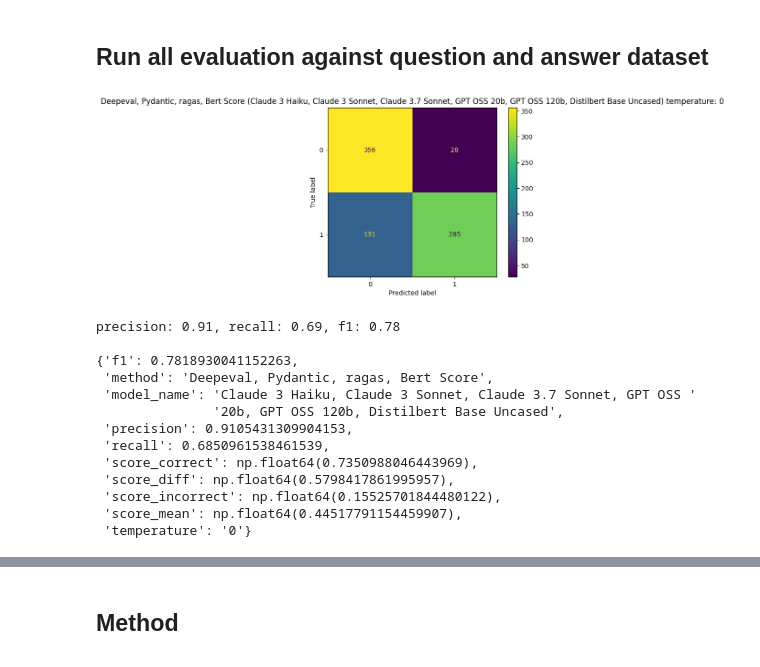
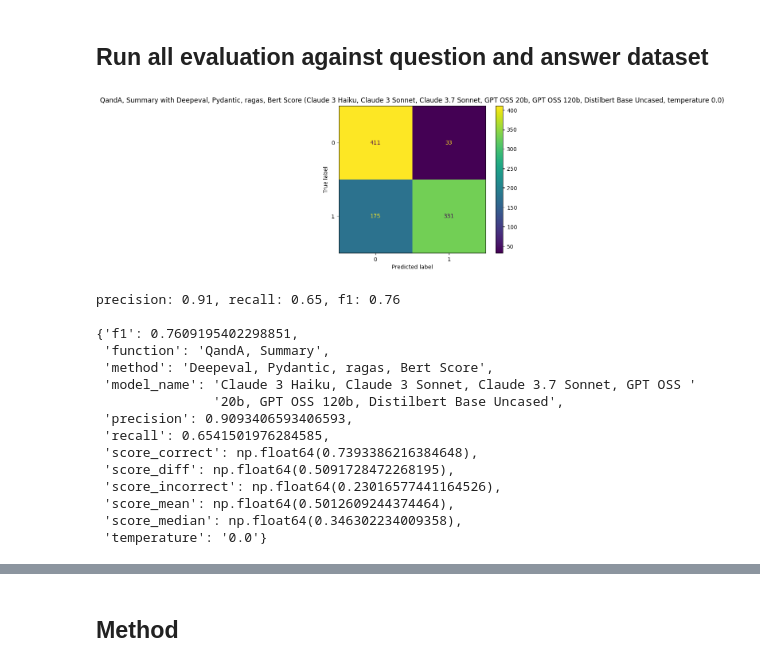
Before and after one commit to DEFRA/ai-spike-evaluation-metrics, a Jupyter notebook: analyse-metrics.ipynb, the cells around one changed output, grey strips where cells are left out. Cells and saved outputs as stored; diff of their text form; code cells hidden in the pictures.

```diff
--- a/analyse-metrics.ipynb
+++ b/analyse-metrics.ipynb
@@ -16,15 +17,20 @@ from ragas import EvaluationDataset, evaluate as ragas_evaluate
 from langchain_aws import ChatBedrockConverse, BedrockEmbeddings
 from ragas.llms import LangchainLLMWrapper
 from ragas.embeddings import LangchainEmbeddingsWrapper
+# %%
+normalise_threshold=True
+filter_columns=["function", "method", "model_name", "model_id", "temperature"]
 # %% [markdown]
 ## Load Evaluation Data
 # %%
-#evaluation_df = pd.read_csv("output/evaluations.csv")
-#evaluation_df
-
 qanda_llm_as_judge_df = pd.read_csv("output/qanda_llm_as_judge.csv")
 qanda_bert_score_df = pd.read_csv("output/qanda_bert_score.csv")
-evaluation_df = pd.concat([qanda_llm_as_judge_df, qanda_bert_score_df])
+qanda_evaluations_df = pd.concat([qanda_llm_as_judge_df, qanda_bert_score_df])
+qanda_evaluations_df["function"] = "QandA"
+
+summary_evaluations_df = pd.read_csv("output/summary_evaluations.csv")
+
+evaluation_df = pd.concat([qanda_evaluations_df, summary_evaluations_df], axis=0)
 evaluation_df
 # %% [output]
 |  | Type | Category | Question | Best Answer | Correct Answers | Incorrect Answers | Source | Answer | ... |
@@ -43,47 +49,62 @@ evaluation_df
+# %%
+evaluation_df["score_mean"] = evaluation_df.groupby(filter_columns)['score'].transform('mean')
+evaluation_df["score_median"] = evaluation_df.groupby(filter_columns)['score'].transform('median')
+
+#evaluation_df["score_std_incorrect"] = evaluation_df[~evaluation_df["is_correct"]].groupby(filter_columns)['score'].transform('std')
+#evaluation_df["score_std_correct"] = evaluation_df[evaluation_df["is_correct"]].groupby(filter_columns)['score'].transform('std')
+
+if normalise_threshold:
+    evaluation_df["threshold"] = evaluation_df["score_median"]
+    evaluation_df["passed"] = np.where(evaluation_df["score"] > evaluation_df["threshold"], True, False)
 # %% [markdown]
 ## Run all evaluation against question and answer dataset
 # %%
 def get_results(df):
     results = {}
 
+    results["function"] = f"{", ".join(df["function"].drop_duplicates().values)}"
     results["method"] = f"{", ".join(df["method"].drop_duplicates().values)}"
     results["model_name"] = f"{", ".join(df["model_name"].drop_duplicates().values)}"
     results["temperature"] = f"{str(df["temperature"].drop_duplicates().values[0])}"
 
     results["score_correct"] = df[df["is_correct"]]["score"].mean()
     results["score_incorrect"] = df[~df["is_correct"]]["score"].mean()
-    results["score_mean"] = (results["score_correct"] + results["score_incorrect"])/2
     results["score_diff"] = results["score_correct"] - results["score_incorrect"]
+    results["score_mean"] = df["score_mean"].mean()
+    results["score_median"] = df["score_median"].mean()
+    #results["score_mean"] = (results["score_correct"] + results["score_incorrect"])/2
 
-    results["precision"] = metrics.precision_score(df["is_correct"], df["passed"])
+    results["precision"] = metrics.precision_score(df["is_correct"], df["passed"], zero_division=np.nan)
     results["recall"] = metrics.recall_score(df["is_correct"], df["passed"])
     results["f1"] = metrics.f1_score(df["is_correct"], df["passed"])
     confusion_matrix = metrics.confusion_matrix(df["is_correct"], df["passed"])
 
     cm_display = metrics.ConfusionMatrixDisplay(confusion_matrix = confusion_matrix, display_labels = [0, 1])
     cm_display.plot()
     #plt.title(f"{results["method"]} ({results["model_name"]})")
-    plt.title(f"{results["method"]} ({results["model_name"]}) temperature: {results["temperature"]}")
+    plt.title(f"{results["function"]} with {results["method"]} ({results["model_name"]}, temperature {results["temperature"]})")
     plt.show()
     print(f"precision: {results["precision"]:.2}, recall: {results["recall"]:.2}, f1: {results["f1"]:.2}\n")
 
     return results
 
 results = get_results(evaluation_df)
 pprint.pprint(results)
 # %% [output]
-[figure, old version]
+[figure, new version]
-precision: 0.91, recall: 0.69, f1: 0.78
+precision: 0.91, recall: 0.65, f1: 0.76
 
-{'f1': 0.7818930041152263,
+{'f1': 0.7609195402298851,
+ 'function': 'QandA, Summary',
  'method': 'Deepeval, Pydantic, ragas, Bert Score',
  'model_name': 'Claude 3 Haiku, Claude 3 Sonnet, Claude 3.7 Sonnet, GPT OSS '
                '20b, GPT OSS 120b, Distilbert Base Uncased',
- 'precision': 0.9105431309904153,
- 'recall': 0.6850961538461539,
- 'score_correct': np.float64(0.7350988046443969),
- 'score_diff': np.float64(0.5798417861995957),
- 'score_incorrect': np.float64(0.15525701844480122),
- 'score_mean': np.float64(0.44517791154459907),
- 'temperature': '0'}
+ 'precision': 0.9093406593406593,
+ 'recall': 0.6541501976284585,
+ 'score_correct': np.float64(0.7393386216384648),
+ 'score_diff': np.float64(0.5091728472268195),
+ 'score_incorrect': np.float64(0.23016577441164526),
+ 'score_mean': np.float64(0.5012609244374464),
+ 'score_median': np.float64(0.346302234009358),
+ 'temperature': '0.0'}
 # %%
```
Also changed, not shown: parts of 11 cells of this notebook, 1 other file.
